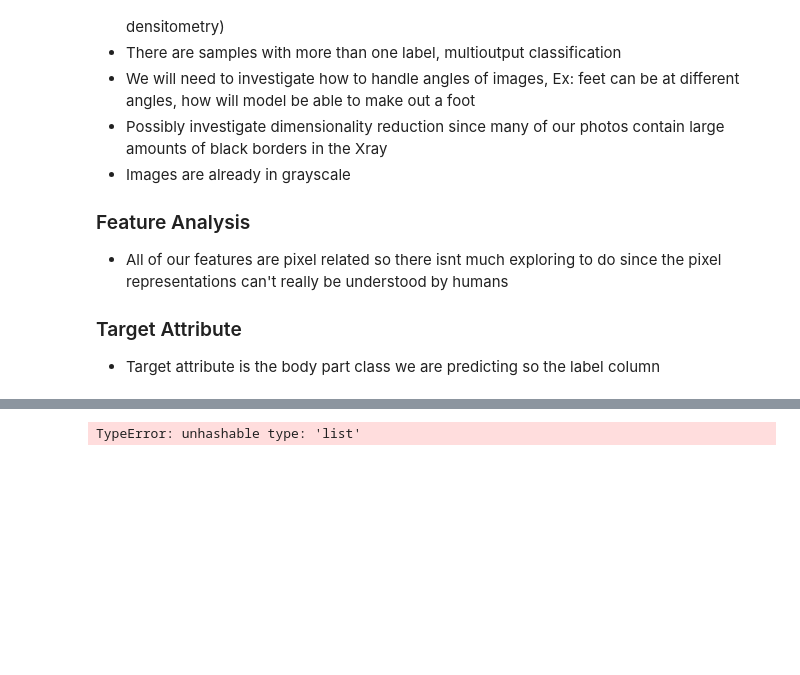
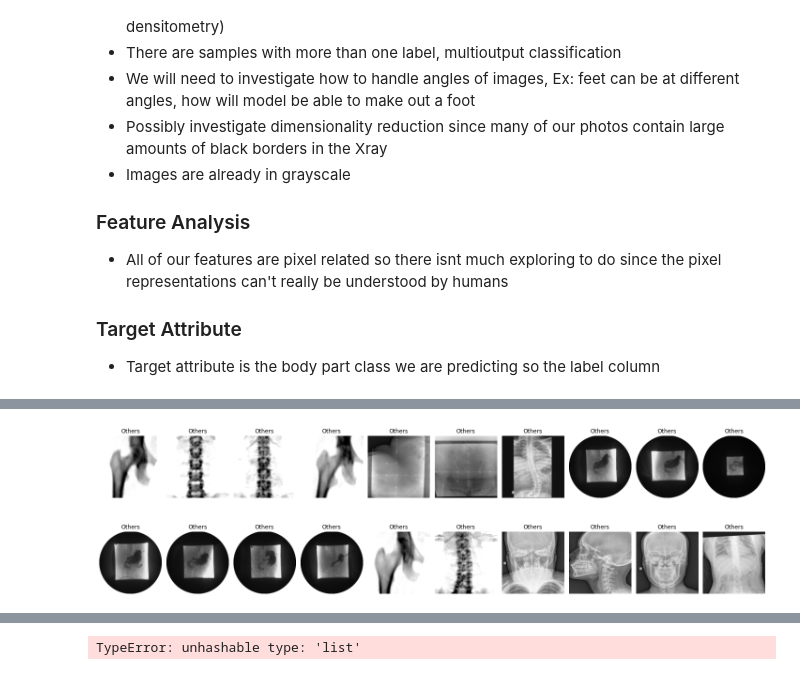
Before and after one commit to ZingBing/X-Ray-Classification, a Jupyter notebook: x-ray-classification.ipynb, the cells around one changed output, grey strips where cells are left out. Saved outputs shown, nothing was run; the diff lists cells and outputs as text; code cells hidden in the pictures; blank space fills up the shorter version.

```diff
--- a/x-ray-classification.ipynb
+++ b/x-ray-classification.ipynb
@@ -142,0 +175,2 @@ show_images(train_files, 20, class_names = train_data['Label'])
+# %%
+others_indices = list(train_data[train_data['Label'] == '14 '].index)
@@ -142,0 +197,8 @@ show_images(train_files, 20, class_names = train_data['Label'])
+# %%
+
+others_files = [file for index, file in enumerate(train_files) if index in others_indices]
+
+plt.figure(figsize=(20,20))
+show_images(others_files, class_names=train_data['Label'],others =True,)
+# %% [output]
+[figure, added]
```
Also changed, not shown: parts of 20 cells of this notebook.
